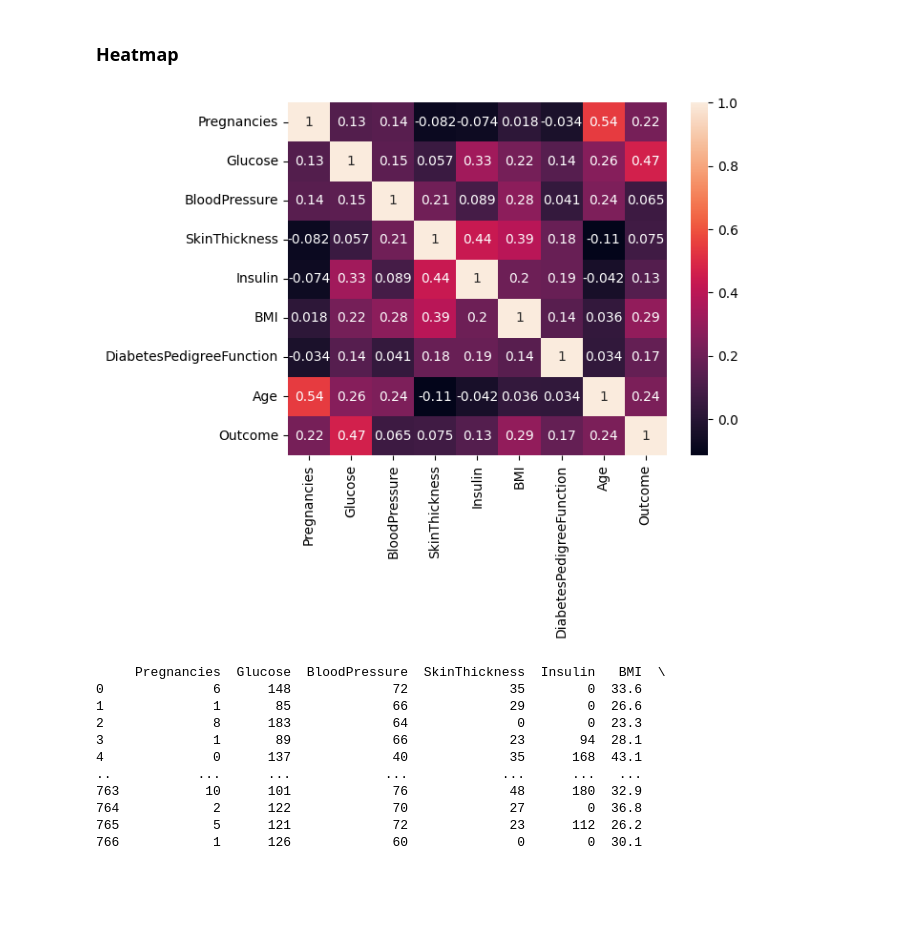
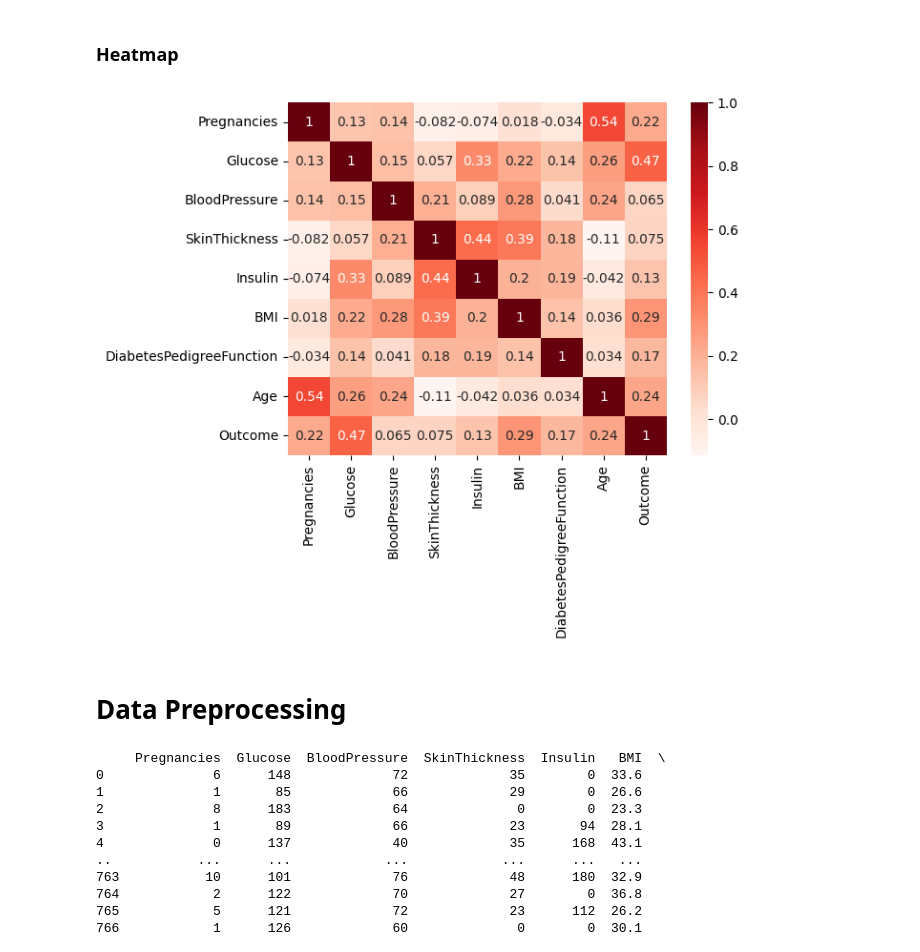
Before and after one commit to RajeevRanjan5642/diabetes-detect, a Jupyter notebook: diabetes-predictive-system.ipynb, the cells around one changed output. Cells and saved outputs as stored; diff of their text form; code cells hidden in the pictures; blank space fills up the shorter version.

Commit message:
add data visualization

```diff
--- a/diabetes-predictive-system.ipynb
+++ b/diabetes-predictive-system.ipynb
@@ -141,9 +162,11 @@ plt.show()
 # %% [markdown]
 ### Heatmap
 # %%
-sns.heatmap(diabetes_dataset.corr(),annot=True)
+sns.heatmap(diabetes_dataset.corr(),cmap="Reds",annot=True)
 plt.show()
 # %% [output]
-[figure, old version]
+[figure, new version]
+# %% [markdown]
+# Data Preprocessing
 # %%
 # separating the data and the labels
```
Also changed, not shown: parts of 7 cells of this notebook.
